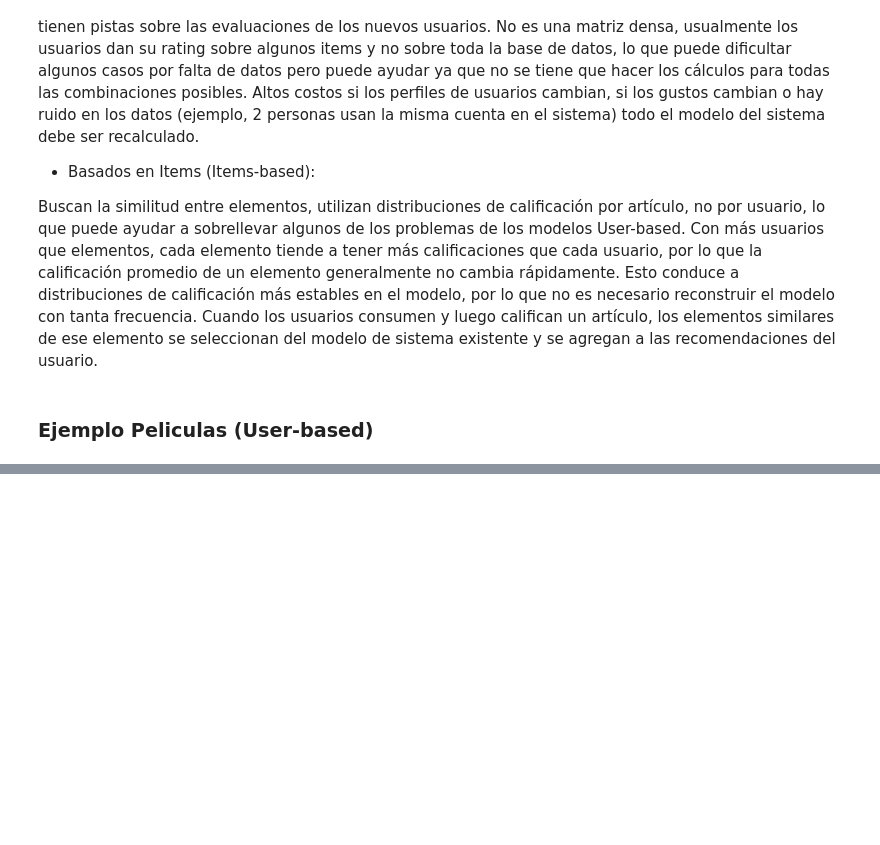
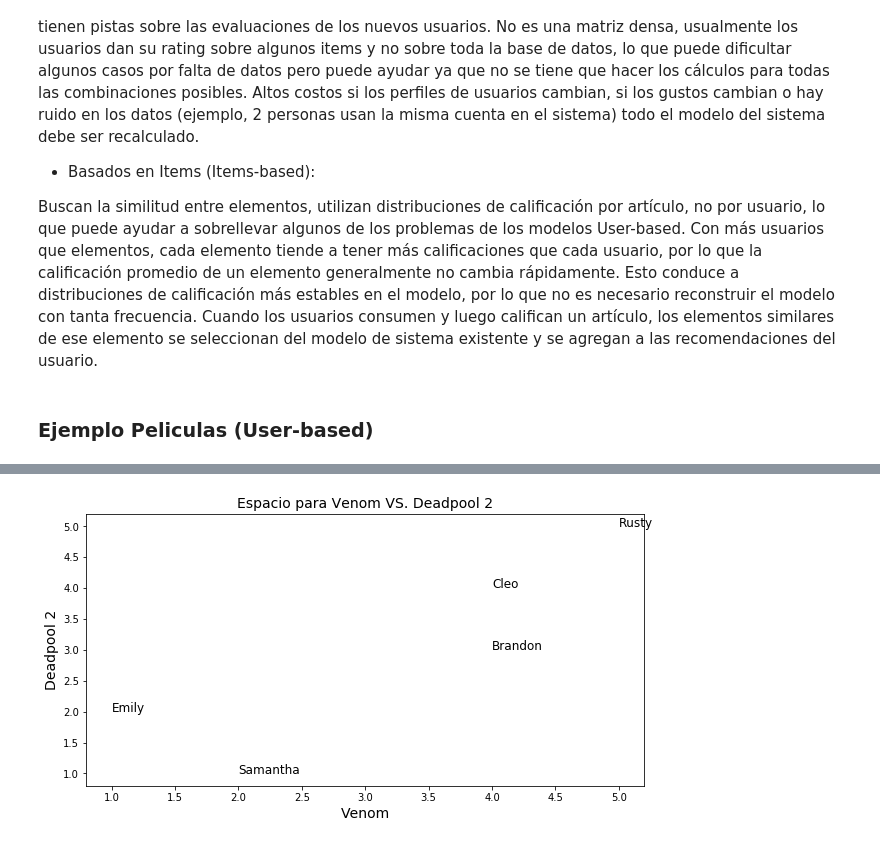
Before and after one commit to YonatanRA/clases_datamex0320, a Jupyter notebook: w5_d5 - RecSyS, Survival Analysis, Flask.ipynb, the cells around one changed output, grey strips where cells are left out. Drawn from its saved outputs; the diff is of its cells as text; code cells hidden in the pictures; blank space fills up the shorter version.

```diff
--- a/w5_d5 - RecSyS, Survival Analysis, Flask.ipynb
+++ b/w5_d5 - RecSyS, Survival Analysis, Flask.ipynb
@@ -48,3 +56,7 @@ def plot(m1, m2):
     for i,e in enumerate(n):
         plt.annotate(e, (x[i], y[i]), fontsize=12)  # se escribe el nombre en las posiciones correspondientes
     plt.show();
+# %%
+plot('Venom', 'Deadpool 2')
+# %% [output]
+[figure, added]
```
Also changed, not shown: parts of 27 cells of this notebook.
